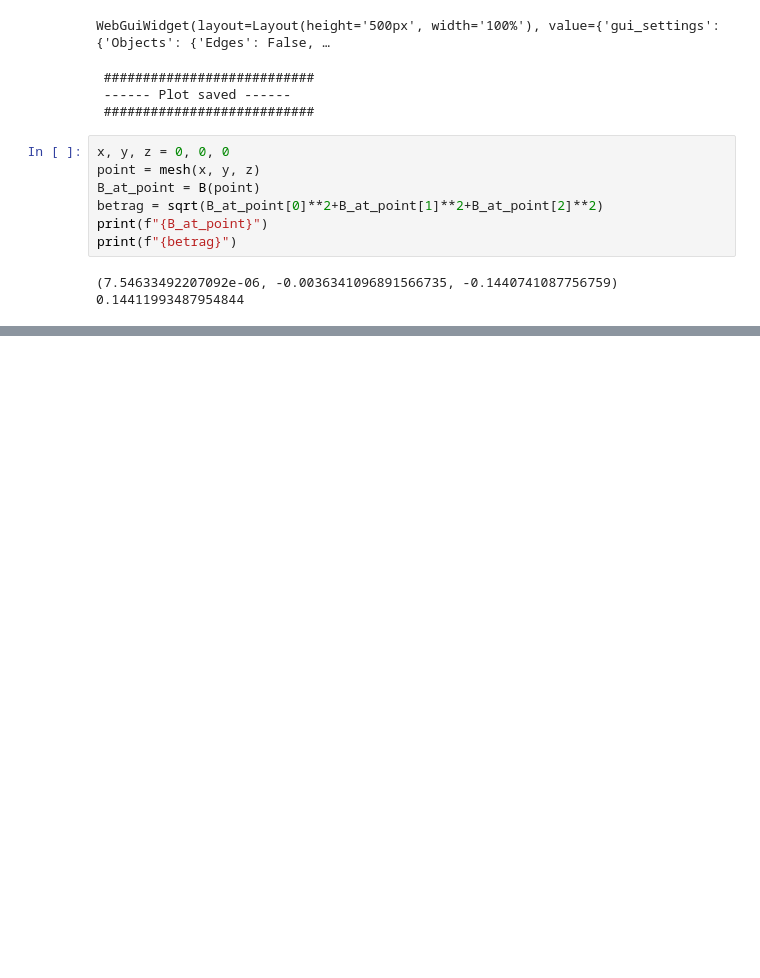
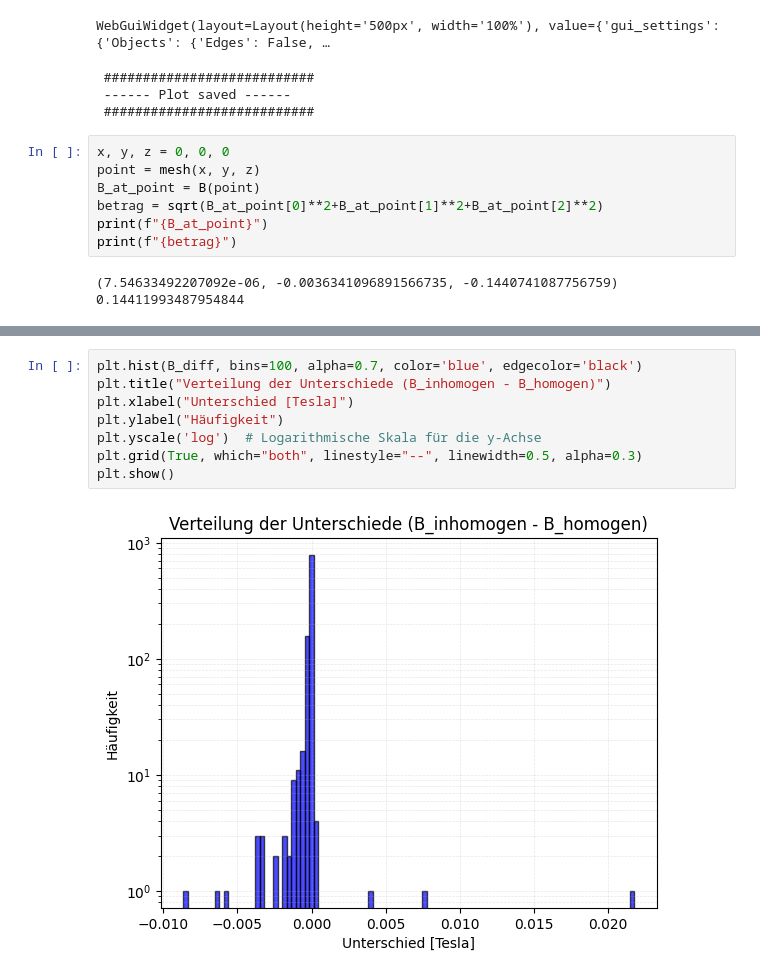
Before and after one commit to Saxermi/hana_pde_modeling_fem, a Jupyter notebook: 4_MagVekPot_InHomCoil.ipynb, the cells around one changed output, grey strips where cells are left out. Cells and saved outputs as stored; diff of their text form; blank space fills up the shorter version.

```diff
--- a/4_MagVekPot_InHomCoil.ipynb
+++ b/4_MagVekPot_InHomCoil.ipynb
@@ -334,0 +386,10 @@ print(f"{betrag}")
+# %%
+plt.hist(B_diff, bins=100, alpha=0.7, color='blue', edgecolor='black')
+plt.title("Verteilung der Unterschiede (B_inhomogen - B_homogen)")
+plt.xlabel("Unterschied [Tesla]")
+plt.ylabel("Häufigkeit")
+plt.yscale('log')  # Logarithmische Skala für die y-Achse
+plt.grid(True, which="both", linestyle="--", linewidth=0.5, alpha=0.3)
+plt.show()
+# %% [output]
+[figure, added]
```
Also changed, not shown: parts of 6 cells of this notebook.
